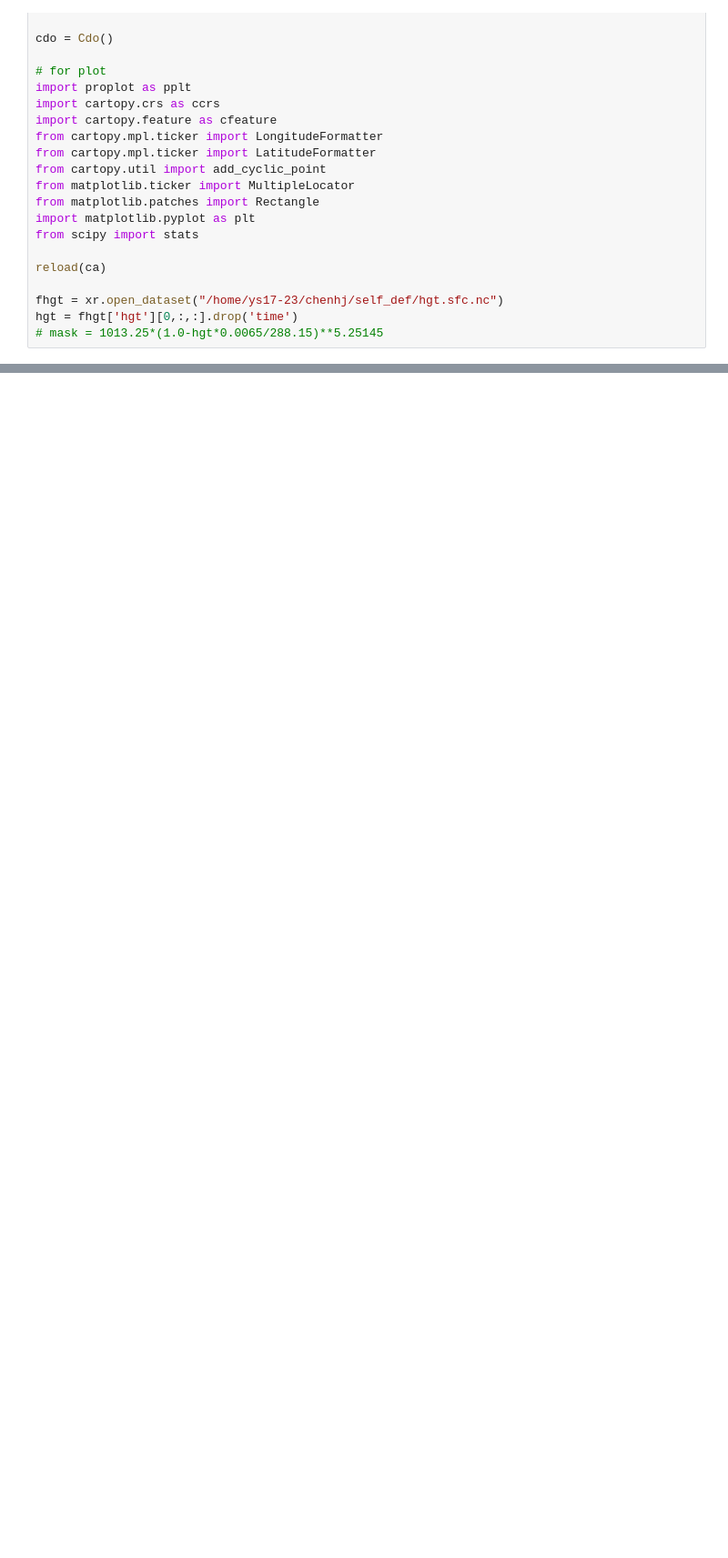
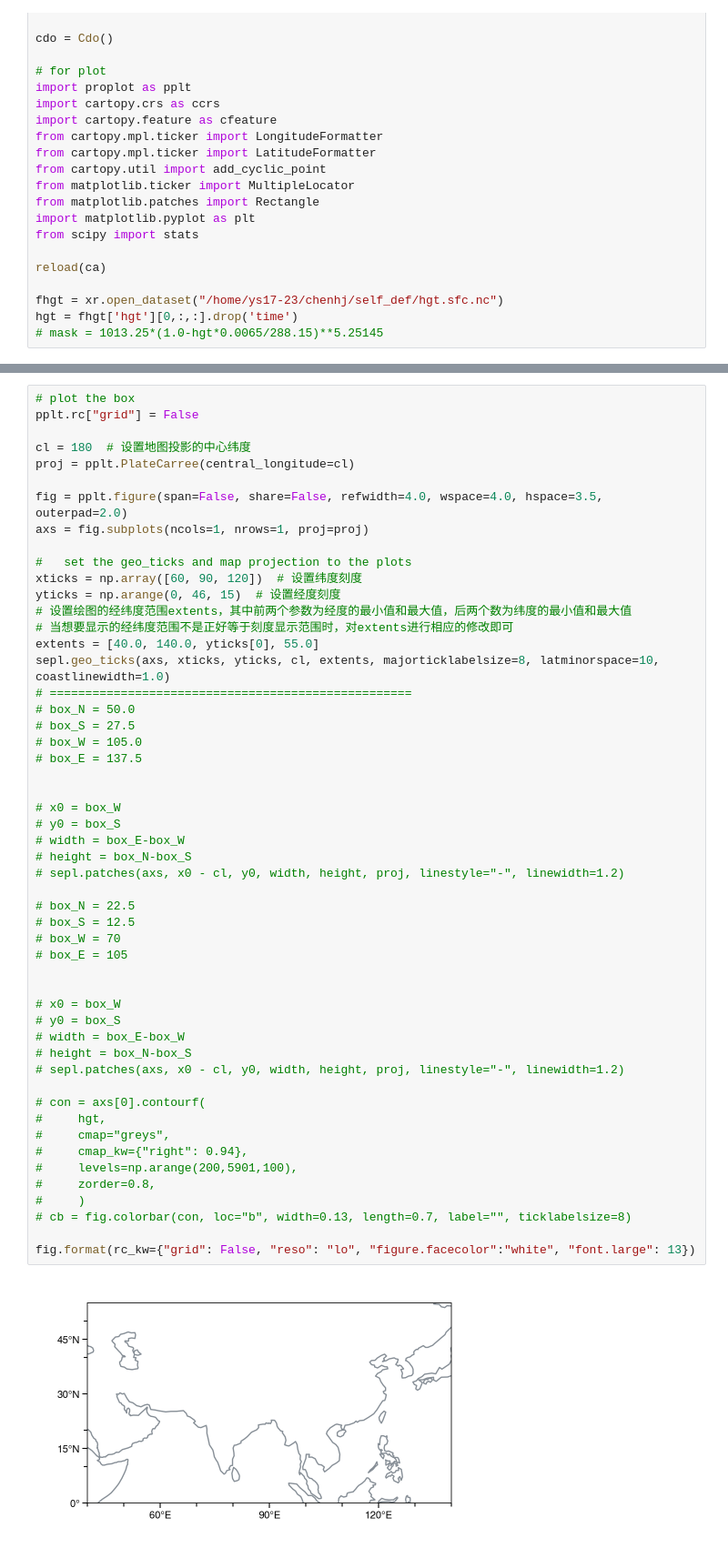
Before and after one commit to Hongjing0506/self_def, a Jupyter notebook: lat_lon_box.ipynb, the cells around one changed output, grey strips where cells are left out. Shown: that part at 91% size. Cells and saved outputs as stored; diff of their text form; blank space fills up the shorter version.

```diff
--- a/lat_lon_box.ipynb
+++ b/lat_lon_box.ipynb
@@ -123,0 +106,54 @@ Attributes:
+# %%
+# plot the box
+pplt.rc["grid"] = False
+
+cl = 180  # 设置地图投影的中心纬度
+proj = pplt.PlateCarree(central_longitude=cl)
+
+fig = pplt.figure(span=False, share=False, refwidth=4.0, wspace=4.0, hspace=3.5, outerpad=2.0)
+axs = fig.subplots(ncols=1, nrows=1, proj=proj)
+
+#   set the geo_ticks and map projection to the plots
+xticks = np.array([60, 90, 120])  # 设置纬度刻度
+yticks = np.arange(0, 46, 15)  # 设置经度刻度
+# 设置绘图的经纬度范围extents，其中前两个参数为经度的最小值和最大值，后两个数为纬度的最小值和最大值
+# 当想要显示的经纬度范围不是正好等于刻度显示范围时，对extents进行相应的修改即可
+extents = [40.0, 140.0, yticks[0], 55.0]
+sepl.geo_ticks(axs, xticks, yticks, cl, extents, majorticklabelsize=8, latminorspace=10, coastlinewidth=1.0)
+# ===================================================
+# box_N = 50.0
+# box_S = 27.5
+# box_W = 105.0
+# box_E = 137.5
+
+
+# x0 = box_W
+# y0 = box_S
+# width = box_E-box_W
+# height = box_N-box_S
+# sepl.patches(axs, x0 - cl, y0, width, height, proj, linestyle="-", linewidth=1.2)
+
+# box_N = 22.5
+# box_S = 12.5
+# box_W = 70
+# box_E = 105
+
+
+# x0 = box_W
+# y0 = box_S
+# width = box_E-box_W
+# height = box_N-box_S
+# sepl.patches(axs, x0 - cl, y0, width, height, proj, linestyle="-", linewidth=1.2)
+
+# con = axs[0].contourf(
+#     hgt,
+#     cmap="greys",
+#     cmap_kw={"right": 0.94},
+#     levels=np.arange(200,5901,100),
+#     zorder=0.8,
+#     )
+# cb = fig.colorbar(con, loc="b", width=0.13, length=0.7, label="", ticklabelsize=8)
+
+fig.format(rc_kw={"grid": False, "reso": "lo", "figure.facecolor":"white", "font.large": 13})
+# %% [output]
+[figure, added]
```
Also changed, not shown: parts of 3 cells of this notebook.
